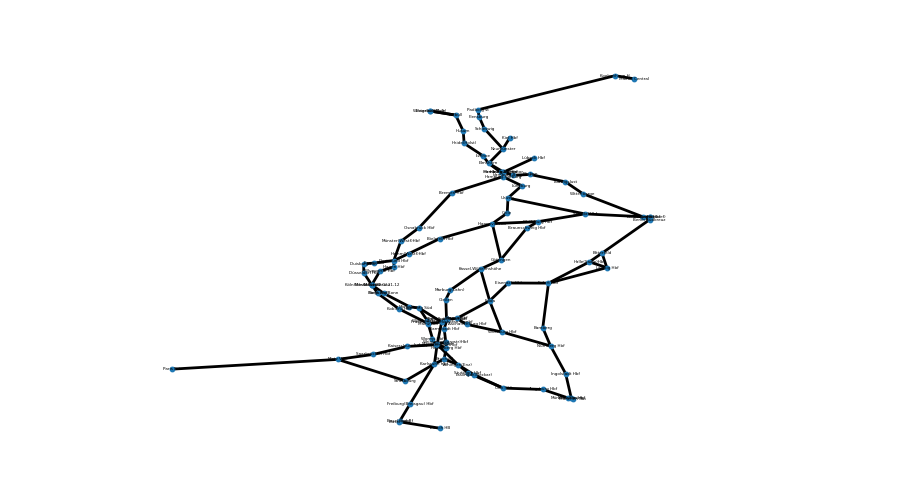
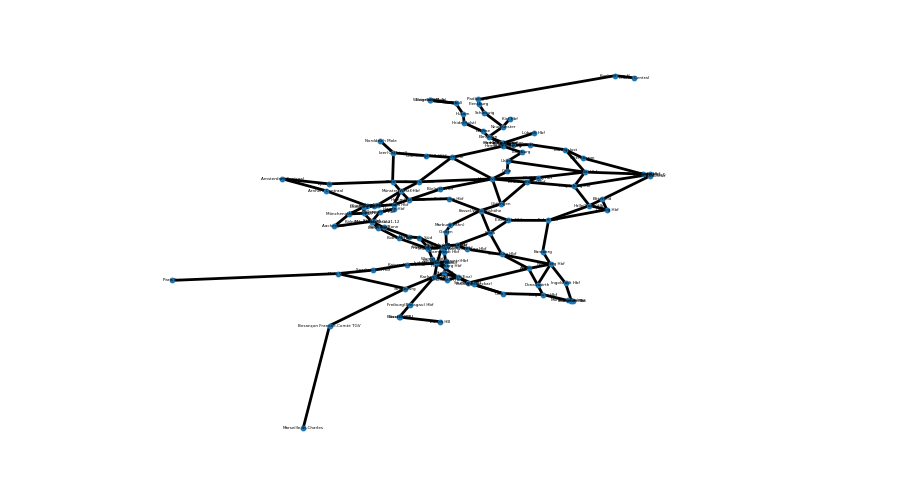
Before and after one commit to lumaghg/heidelberg-train-monitor, a Jupyter notebook: src/de/graph_visualization/draw_graph.ipynb, the cells around one changed output. Saved outputs shown, nothing was run; the diff lists cells and outputs as text; code cells hidden in the pictures.

```diff
--- a/src/de/graph_visualization/draw_graph.ipynb
+++ b/src/de/graph_visualization/draw_graph.ipynb
@@ -132,7 +132,25 @@ if True:
     "8000323": (49.241667, 6.991111),   # Saarbrücken Hbf
     "8700019": (49.119167, 6.175833),   # Metz Ville
     "8700023": (48.584444, 7.734444),   # Strasbourg
-    "8700011": (48.876389, 2.359444)    # Paris Est
+    "8700011": (48.876389, 2.359444),    # Paris Est
+    "8000297": (51.713611, 8.740833),   # Paderborn Hbf
+    "8089178": (52.130278, 11.626389),  # Magdeburg Hbf
+    "8000299": (48.8925, 8.698333),     # Pforzheim Hbf
+    "8000009": (49.300278, 10.571389),  # Ansbach
+    "8000078": (48.718056, 10.779167),   # Donauwörth
+        "8000118": (51.505278, 7.100278),    # Gelsenkirchen Hbf
+    "8000286": (51.472222, 6.855278),    # Oberhausen Hbf
+    "8400071": (51.983333, 5.901944),    # Arnhem Centraal
+    "8000253": (51.196944, 6.446389),    # Mönchengladbach Hbf
+    "8000001": (50.767778, 6.091111),    # Aachen Hbf
+    "8000316": (52.285278, 7.440556),    # Rheine
+    "8400058": (52.378889, 4.900278),    # Amsterdam Centraal
+    "8000291": (53.141944, 8.214167),    # Oldenburg (Oldb) Hbf
+    "8000225": (53.231667, 7.461111),    # Leer (Ostfriesl)
+    "8007768": (53.616389, 7.159444),    # Norddeich Mole
+    "8730086": (47.230833, 5.988333),     # Besançon Franche-Comté TGV
+  "8400066": (52.211667, 5.970833),   # Apeldoorn
+    "8700464": (43.303056, 5.380556)
 }
 
 
@@ -147,31 +165,31 @@ if True:
     for eva, (lat, lon) in eva_coordinates.items():
         x, y = transformer.transform(lon, lat)
         pos[eva] = (x, y)
 
     #pos = nx.kamada_kawai_layout(G, weight='travel_cost')
     #pos = nx.kamada_kawai_layout(G, weight='travel_cost', pos=pos)
     # nodes
 
 
     nx.draw_networkx_nodes(G, pos, node_size=10)
 
     # edges
     nx.draw_networkx_edges(G, pos, edgelist=G.edges, width=2)
 
     # node labels
     labels = {n: d["station_name"] for n, d in G.nodes(data=True)}
     nx.draw_networkx_labels(G, pos, font_size=3, font_family="sans-serif", labels=labels)
     # edge weight labels
     #edge_labels = nx.get_edge_attributes(G, "travel_cost")
     #nx.draw_networkx_edge_labels(G, pos,font_size=5, edge_labels=edge_labels)
 
     ax = plt.gca()
     ax.margins(0.08)
     plt.axis("off")
     plt.tight_layout()
 
     plt.savefig("graph.png", format="png", dpi=900, bbox_inches='tight')
 
     plt.show()
 # %% [output]
-[figure, old version]
+[figure, new version]
```
Also changed, not shown: 10 other files.
